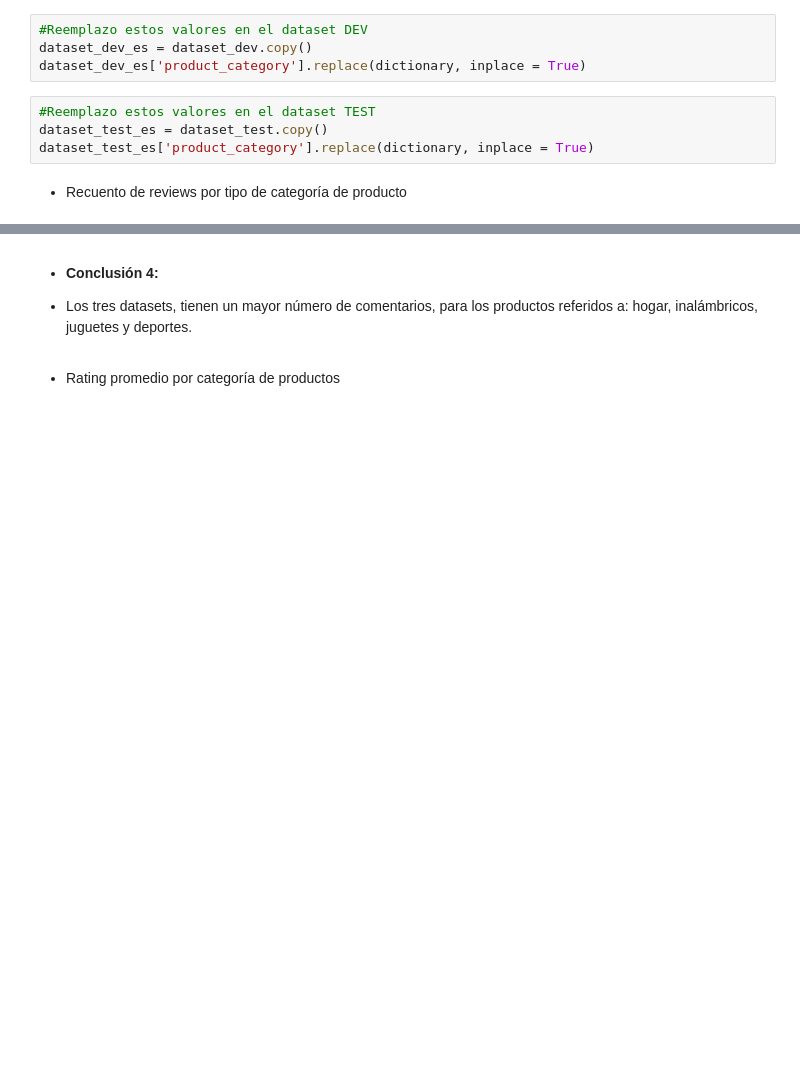
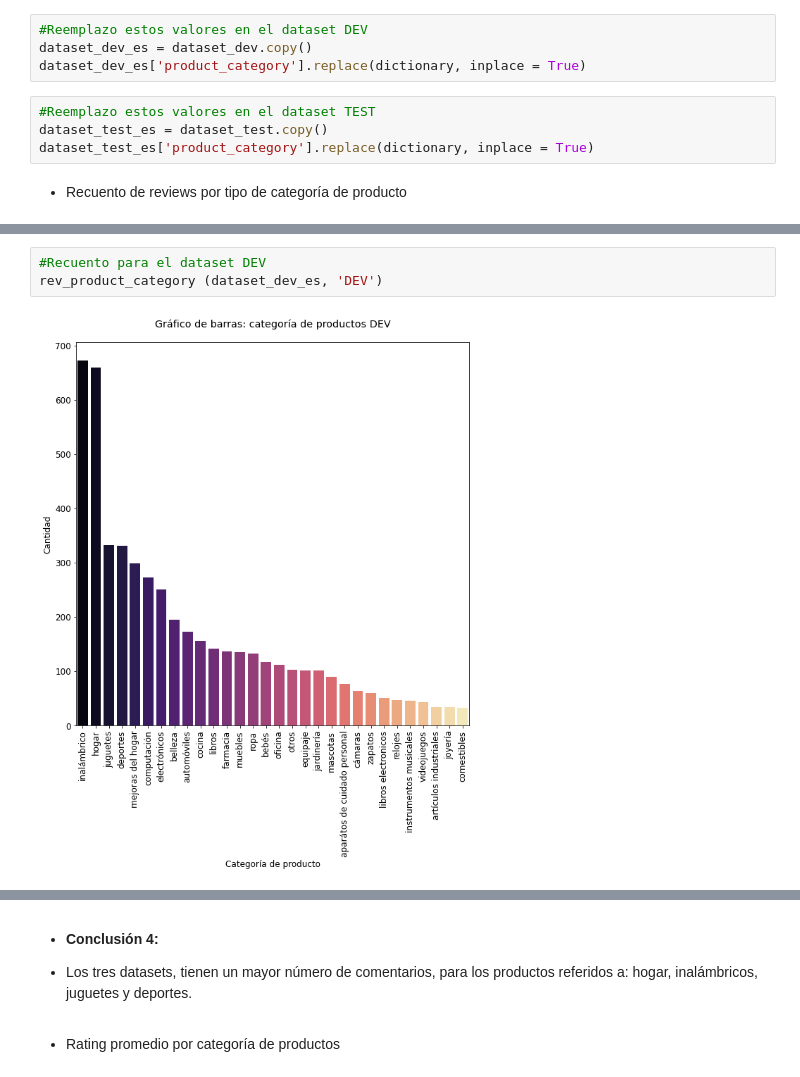
Before and after one commit to victoriacabodevila/proyecto_3, a Jupyter notebook: DS_Proyecto_03_NLP.ipynb, the cells around one changed output, grey strips where cells are left out. Cells and saved outputs as stored; diff of their text form; blank space fills up the shorter version.

```diff
--- a/DS_Proyecto_03_NLP.ipynb
+++ b/DS_Proyecto_03_NLP.ipynb
@@ -351,0 +327,5 @@ Text(0, 0.5, 'Cantidad')
+# %%
+#Recuento para el dataset DEV
+rev_product_category (dataset_dev_es, 'DEV')
+# %% [output]
+[figure, added]
```
Also changed, not shown: parts of 52 cells of this notebook.
